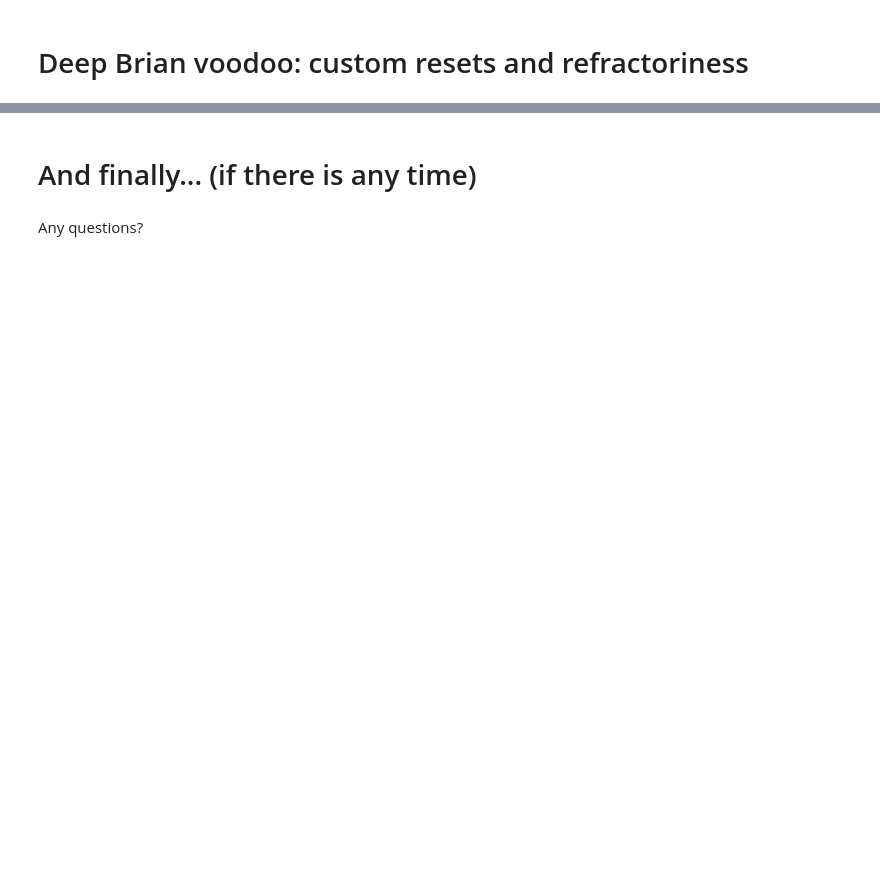
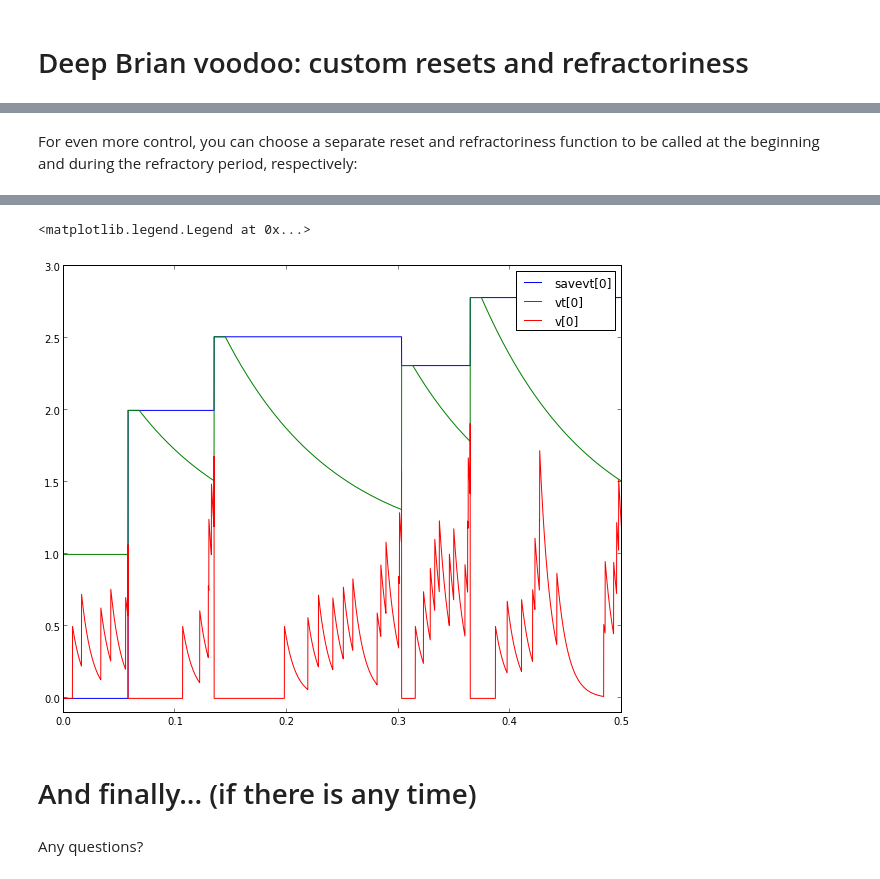
Before and after one commit to brian-team/brian-material, a Jupyter notebook: 2013-CNS-tutorial/06-best-practice/Brian-tutorial-CNS-July-2013.ipynb, the cells around one changed output, grey strips where cells are left out. Cells and saved outputs as stored; diff of their text form; code cells hidden in the pictures; blank space fills up the shorter version.

```diff
--- a/2013-CNS-tutorial/06-best-practice/Brian-tutorial-CNS-July-2013.ipynb
+++ b/2013-CNS-tutorial/06-best-practice/Brian-tutorial-CNS-July-2013.ipynb
@@ -728,0 +811,28 @@ TODO
+# %% [markdown]
+For even more control, you can choose a separate reset and refractoriness function to be called at the beginning and during the refractory period, respectively:
+# %%
+brianreset()
+eqs = '''
+dv/dt = -v/(10*ms) : 1
+dvt/dt = (1-vt)/(100*ms) : 1
+savevt : 1
+'''
+def resetfunc(G, spikes):
+    G.vt[spikes] += 1
+    G.savevt[spikes] = G.vt[spikes]
+    G.v[spikes] = 0
+def refracfunc(G, indices):
+    G.vt[indices] = G.savevt[indices]
+    G.v[indices] = 0
+inp = PoissonGroup(1, 100*Hz)
+refrac = CustomRefractoriness(resetfunc, 10*ms, refracfunc)
+G = NeuronGroup(1, eqs, threshold='v>vt', reset=refrac)
+G.vt = 1
+C = Connection(inp, G, 'v', weight=0.5)
+M = MultiStateMonitor(G, record=True)
+run(500*ms)
+figure(figsize=(10, 8))
+M.plot()
+ylim(-0.1, 3.0)
+legend()
+# %% [output]
@@ -729,3 +840,5 @@ TODO
+<matplotlib.legend.Legend at 0x...>
+[figure, added]
 # %% [markdown]
 # And finally... (if there is any time)
 # %% [markdown]
```
Also changed, not shown: parts of 27 cells of this notebook.
